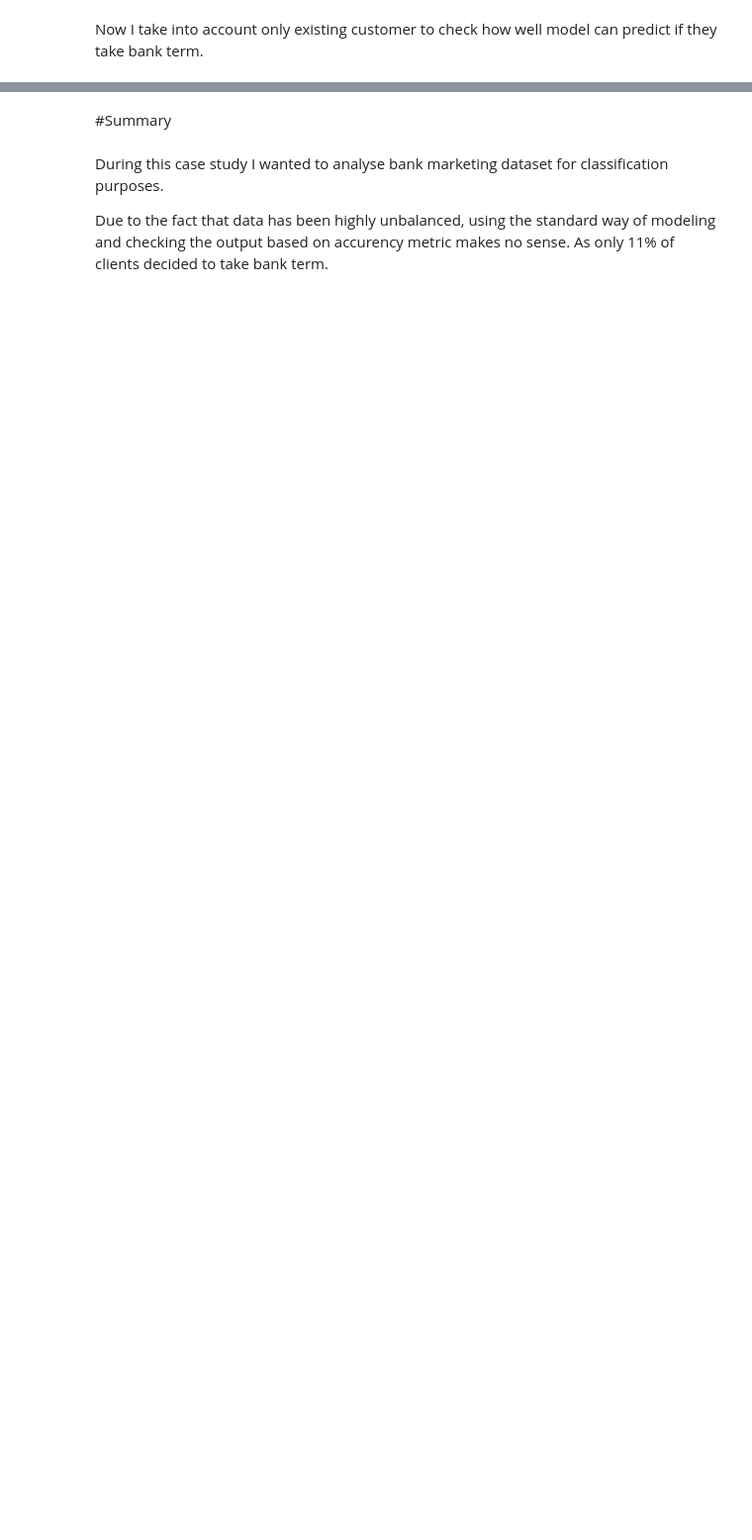
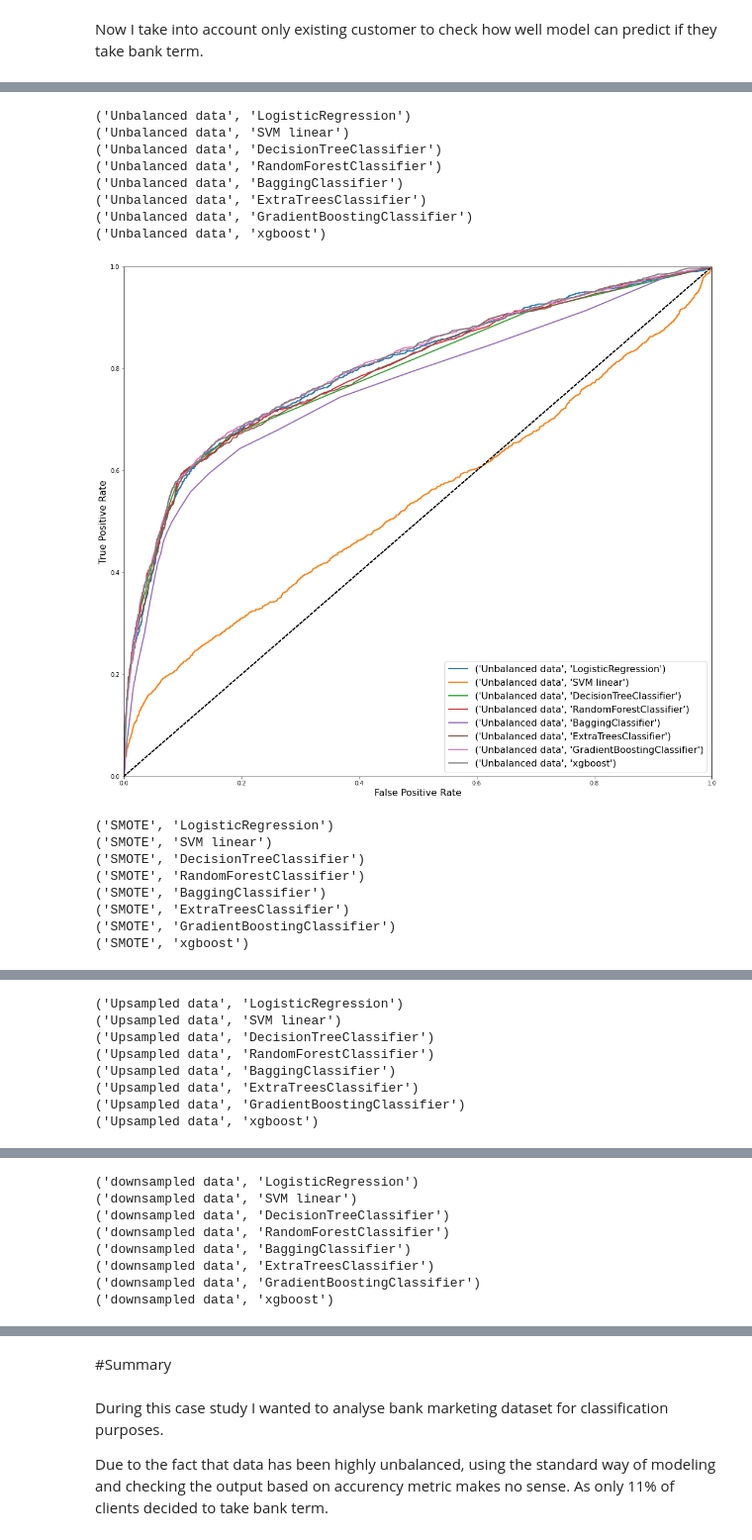
Before and after one commit to czokw1/ml-predict-bank-deposit, a Jupyter notebook: data_analysis.ipynb, the cells around one changed output, grey strips where cells are left out. Shown at 99% size. Drawn from its saved outputs; the diff is of its cells as text; code cells hidden in the pictures; blank space fills up the shorter version.

```diff
--- a/data_analysis.ipynb
+++ b/data_analysis.ipynb
@@ -2994,0 +1008,56 @@ The modeling idea of focusing on existing clients got good results.
+# %%
+def plot_tpr_fpr(model_result_idx,X_test,y_test):
+
+  plt.figure(figsize=(18, 16))
+  for scenario,name, model in models_result[model_result_idx]:
+      print((scenario ,name))
+      if (name == 'SVM linear'):
+          y_scores = model.decision_function(X_test)
+      else:
+          y_scores = model.predict_proba(X_test)[:,1]
+      fpr, tpr, thresholds = roc_curve(y_test, y_scores)
+      plot_roc_curve(fpr, tpr, (scenario ,name))
+
+  plt.legend(loc="lower right", fontsize=16)
+  plt.show()
+# %%
+Xt=[]
+yt=[]
+# %%
+Xt.append(X_test_unbalanced)
+Xt.append(X_test_smote)
+Xt.append(X_test)
+Xt.append(X_test)
+Xt.append(X_test_new_cust)
+Xt.append(X_test_curr_cust)
+# %%
+yt.append(y_test_unbalanced)
+yt.append(y_test_smote)
+yt.append(y_test)
+yt.append(y_test)
+yt.append(y_test_new_cust)
+yt.append(y_test_curr_cust)
+# %%
+for i in range(len(Xt)):
+  for x in enumerate(Xt):
+    for y in enumerate(yt):
+      if i == x[0] and i == y[0]:
+        plot_tpr_fpr(i,x[1],y[1])
+# %% [output]
+('Unbalanced data', 'LogisticRegression')
+('Unbalanced data', 'SVM linear')
+('Unbalanced data', 'DecisionTreeClassifier')
+('Unbalanced data', 'RandomForestClassifier')
+('Unbalanced data', 'BaggingClassifier')
+('Unbalanced data', 'ExtraTreesClassifier')
+('Unbalanced data', 'GradientBoostingClassifier')
+('Unbalanced data', 'xgboost')
+[figure, added]
+('SMOTE', 'LogisticRegression')
+('SMOTE', 'SVM linear')
+('SMOTE', 'DecisionTreeClassifier')
+('SMOTE', 'RandomForestClassifier')
+('SMOTE', 'BaggingClassifier')
+('SMOTE', 'ExtraTreesClassifier')
+('SMOTE', 'GradientBoostingClassifier')
+('SMOTE', 'xgboost')
@@ -2994,0 +1065,8 @@ The modeling idea of focusing on existing clients got good results.
+('Upsampled data', 'LogisticRegression')
+('Upsampled data', 'SVM linear')
+('Upsampled data', 'DecisionTreeClassifier')
+('Upsampled data', 'RandomForestClassifier')
+('Upsampled data', 'BaggingClassifier')
+('Upsampled data', 'ExtraTreesClassifier')
+('Upsampled data', 'GradientBoostingClassifier')
+('Upsampled data', 'xgboost')
@@ -2994,0 +1074,8 @@ The modeling idea of focusing on existing clients got good results.
+('downsampled data', 'LogisticRegression')
+('downsampled data', 'SVM linear')
+('downsampled data', 'DecisionTreeClassifier')
+('downsampled data', 'RandomForestClassifier')
+('downsampled data', 'BaggingClassifier')
+('downsampled data', 'ExtraTreesClassifier')
+('downsampled data', 'GradientBoostingClassifier')
+('downsampled data', 'xgboost')
```
Also changed, not shown: parts of 327 cells of this notebook.
